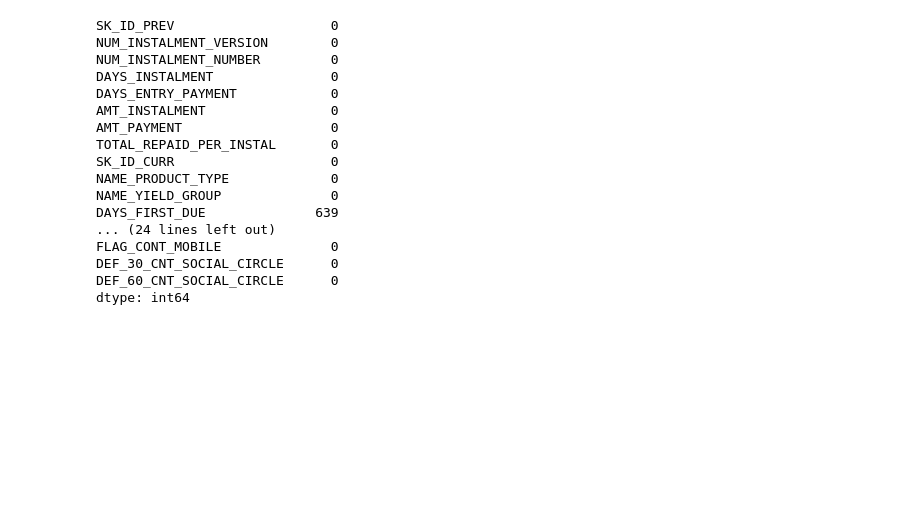
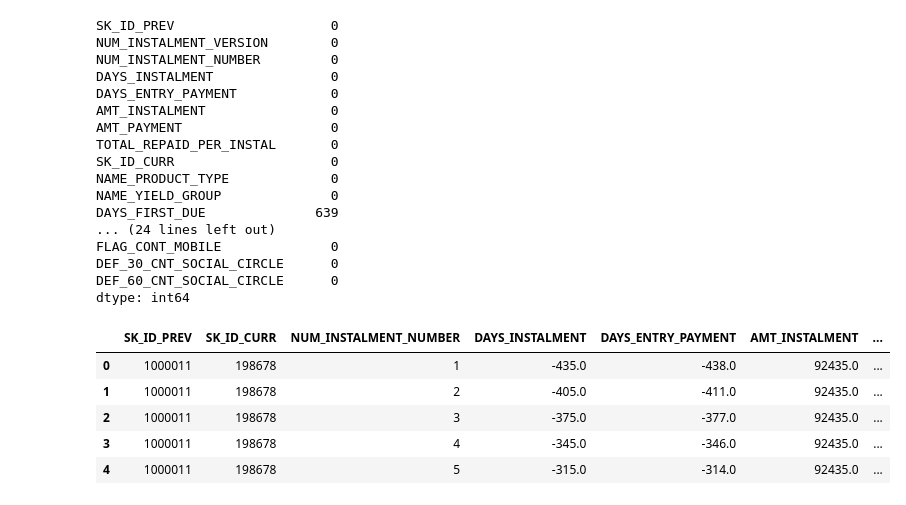
Before and after one commit to HoWeiChin/GA_Capstone, a Jupyter notebook: duplicate-removal.ipynb, the cells around one changed output. Saved outputs shown, nothing was run; the diff lists cells and outputs as text; code cells hidden in the pictures; blank space fills up the shorter version.

```diff
--- a/duplicate-removal.ipynb
+++ b/duplicate-removal.ipynb
@@ -338,3 +341,16 @@ DEF_60_CNT_SOCIAL_CIRCLE      0
 dtype: int64
 # %%
 joined_2.to_csv(output_dir / 'de_duplicated_data.csv')
+# %%
+cols_to_show = ['SK_ID_PREV', 'SK_ID_CURR', 'NUM_INSTALMENT_NUMBER',
+                'DAYS_INSTALMENT', 'DAYS_ENTRY_PAYMENT',
+                'AMT_INSTALMENT', 'AMT_PAYMENT', 'INTEREST_RATE',
+                'AMT_CREDIT', 'AMT_ANNUITY']
+joined_2.head()[cols_to_show]
+# %% [output]
+|  | SK_ID_PREV | SK_ID_CURR | NUM_INSTALMENT_NUMBER | DAYS_INSTALMENT | DAYS_ENTRY_PAYMENT | AMT_INSTALMENT | ... |
+| 0 | 1000011 | 198678 | 1 | -435.0 | -438.0 | 92435.0 | ... |
+| 1 | 1000011 | 198678 | 2 | -405.0 | -411.0 | 92435.0 | ... |
+| 2 | 1000011 | 198678 | 3 | -375.0 | -377.0 | 92435.0 | ... |
+| 3 | 1000011 | 198678 | 4 | -345.0 | -346.0 | 92435.0 | ... |
+| 4 | 1000011 | 198678 | 5 | -315.0 | -314.0 | 92435.0 | ... |
```
Also changed, not shown: parts of 3 cells of this notebook.
